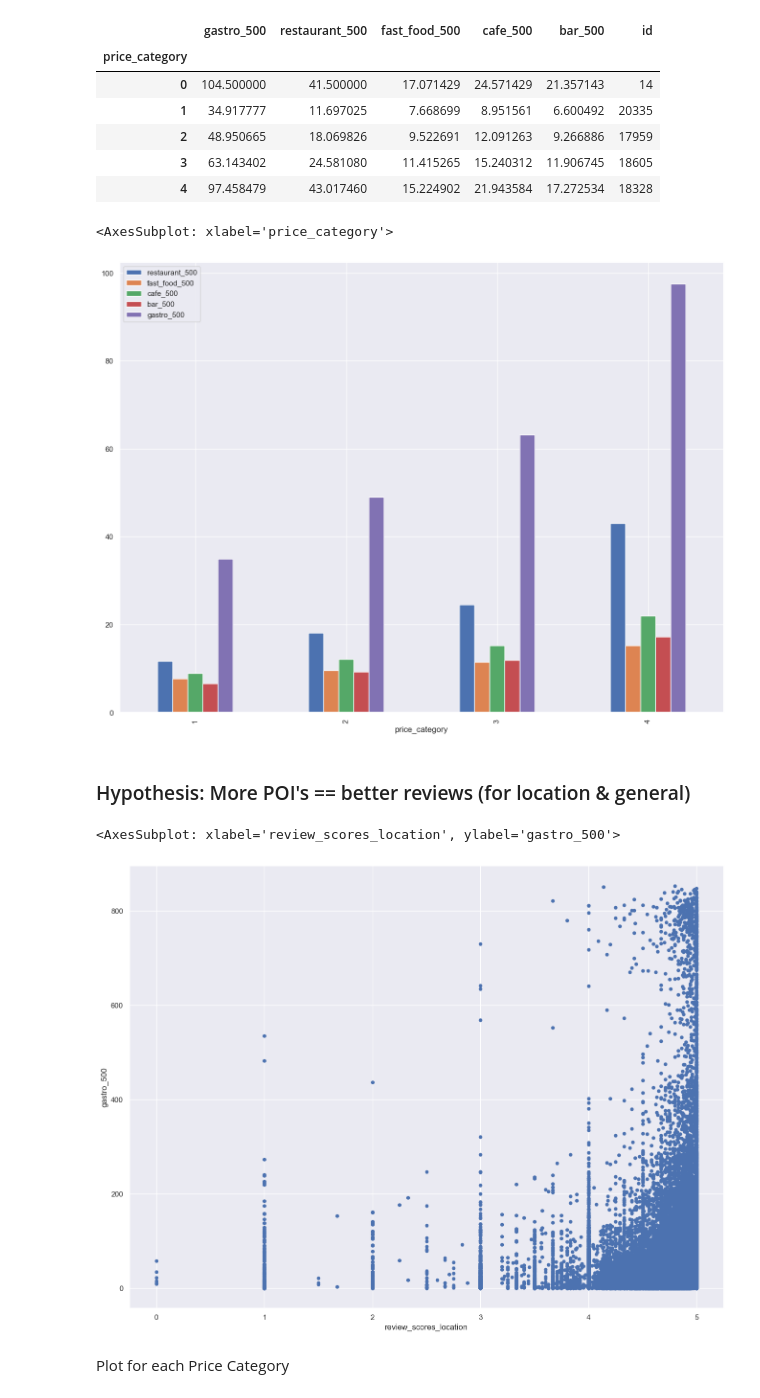
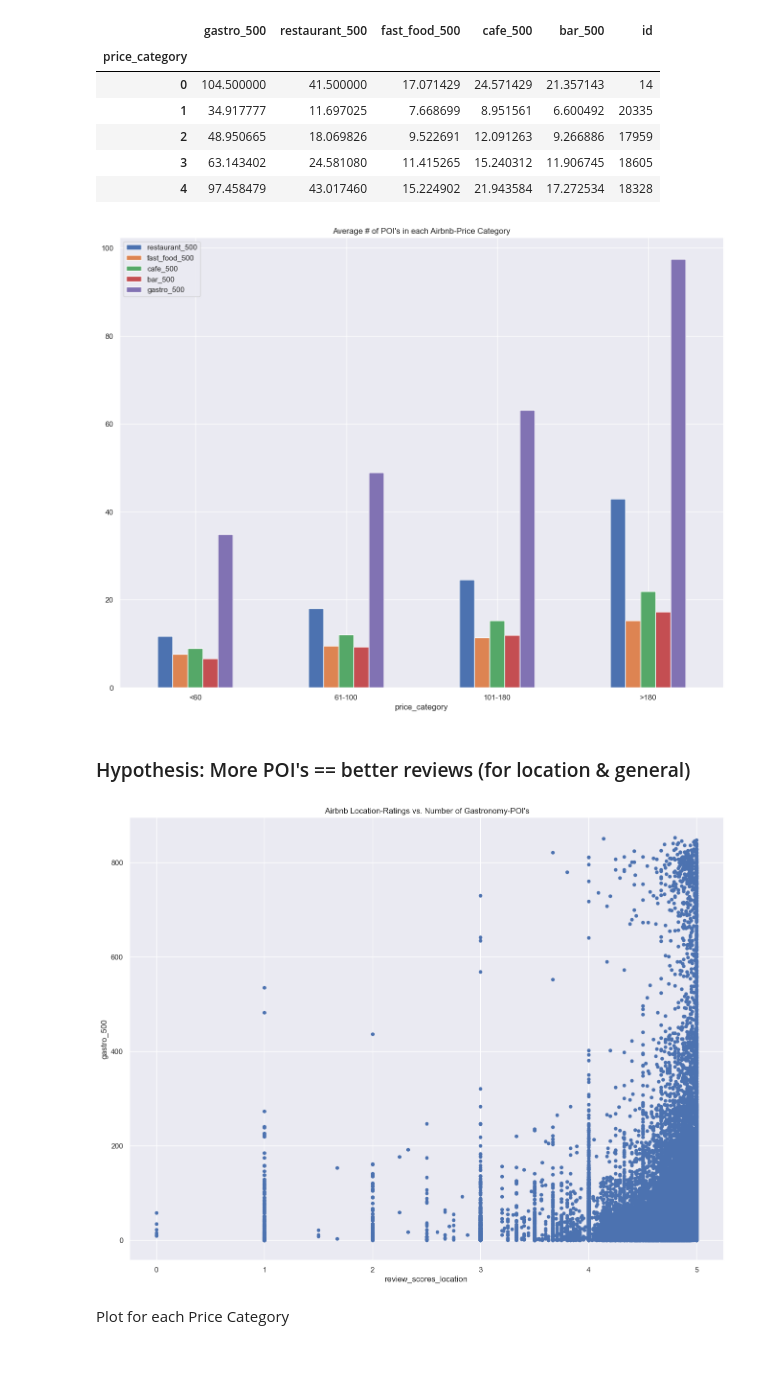
Before and after one commit to Jappler85/hh-23-1-airbnb, a Jupyter notebook: eda_poi_gastro.ipynb, the cells around one changed output. Drawn from its saved outputs; the diff is of its cells as text; code cells hidden in the pictures; blank space fills up the shorter version.

Commit message:
eda gastro plot headlines & labels

```diff
--- a/eda_poi_gastro.ipynb
+++ b/eda_poi_gastro.ipynb
@@ -826,19 +828,24 @@ poi_gastro[poi_gastro["price_category"] != 0].groupby(by="price_category").agg({
                                              "fast_food_500": "mean",
                                              "cafe_500": "mean",
                                              "bar_500": "mean"})[["restaurant_500","fast_food_500","cafe_500", "bar_500", "gastro_500"]].plot(kind="bar")
+
+plt.xticks([0, 1, 2, 3], ["<60", "61-100", "101-180", ">180"], rotation=360)
+plt.title("Average # of POI's in each Airbnb-Price Category")
+plt.show()
 # %% [output]
-<AxesSubplot: xlabel='price_category'>
-[figure, old version]
+[figure, new version]
 # %% [markdown]
 ### Hypothesis: More POI's == better reviews (for location & general)
 # %%
 # Hypo: LESS Poi's => worse reviews
 sns.set(rc={"figure.figsize":(16, 12)})
 
 poi_gastro.plot(x="review_scores_location", y="gastro_500", kind="scatter")
+
+plt.title(" Airbnb Location-Ratings vs. Number of Gastronomy-POI's")
+plt.show()
 # %% [output]
-<AxesSubplot: xlabel='review_scores_location', ylabel='gastro_500'>
-[figure, old version]
+[figure, new version]
 # %% [markdown]
 Plot for each Price Category
 # %%
```
Also changed, not shown: parts of 9 cells of this notebook.
